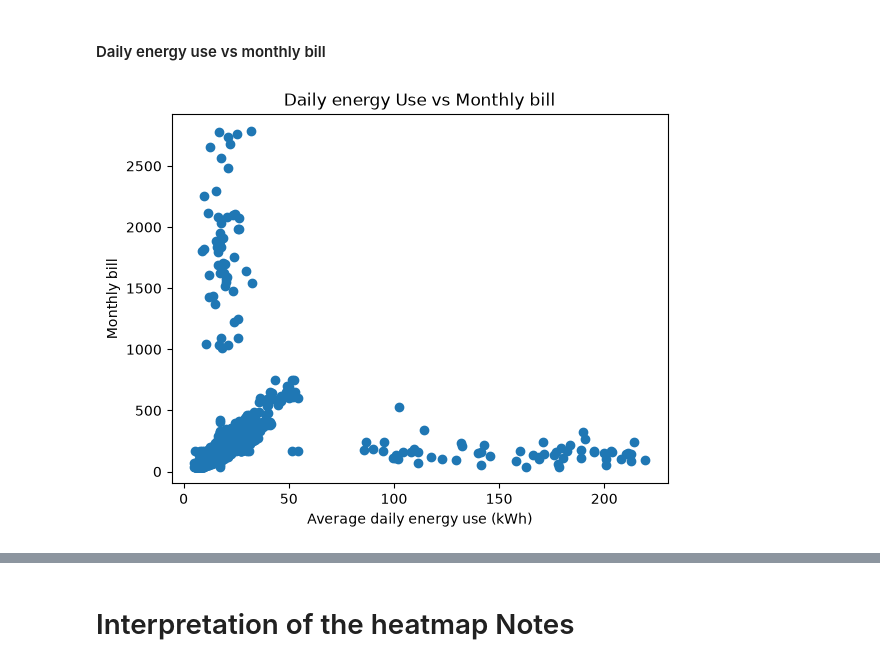
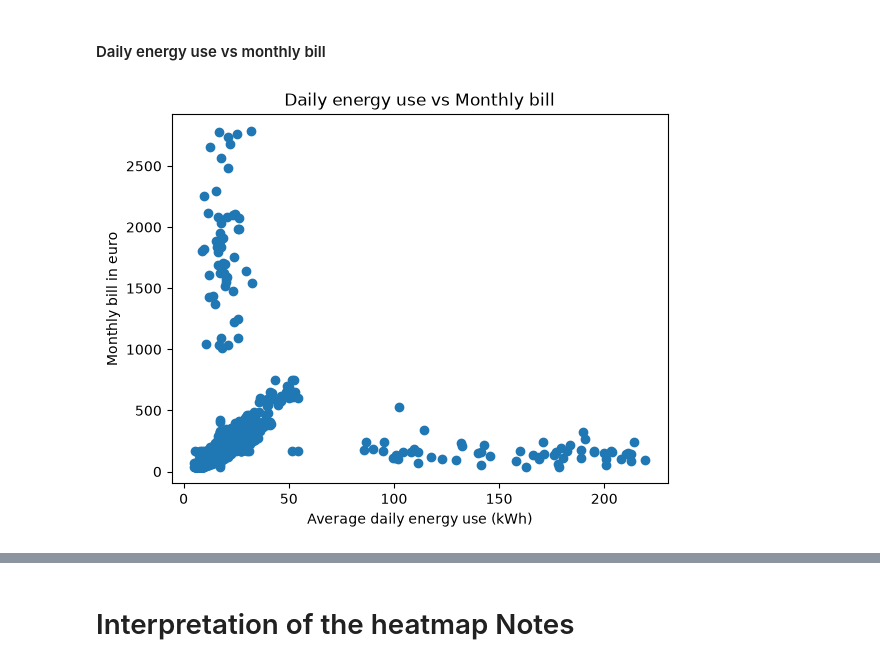
Before and after one commit to sba26038-dev/cct-data-exploration-ca1, a Jupyter notebook: CA1_Smart_Home_Energy_EDA.ipynb, the cells around one changed output, grey strips where cells are left out. Saved outputs shown, nothing was run; the diff lists cells and outputs as text; code cells hidden in the pictures.

```diff
--- a/CA1_Smart_Home_Energy_EDA.ipynb
+++ b/CA1_Smart_Home_Energy_EDA.ipynb
@@ -286,7 +288,7 @@ Duplicated found: 157
 # %%
 #### removing duplicates - Creating copy of original dataset
 # Remove duplicated rows
-df_analysis = smart_df.drop_duplicates().sum()
+
 df_analysis = smart_df.drop_duplicates().copy()
 
 
@@ -528,13 +531,13 @@ plt.show()
 # %% [markdown]
 #### Daily energy use vs monthly bill
 # %%
-
+# Scatter plot of daily energy use vs monthly bill
+# Shows why the correlation between them is weak (0.12): outliers break the expected linear relationship
+# how good  the point are buleidng the a line?
 plt.scatter(df_analysis['avg_daily_use_kwh'], df_analysis['monthly_bill_eur'])
-
 plt.xlabel("Average daily energy use (kWh)")
-plt.ylabel("Monthly bill")
-plt.title("Daily energy Use vs Monthly bill")
-
+plt.ylabel("Monthly bill in euro")
+plt.title("Daily energy use vs Monthly bill")
 plt.show()
 # %% [output]
-[figure, old version]
+[figure, new version]
```
Also changed, not shown: parts of 9 cells of this notebook.
